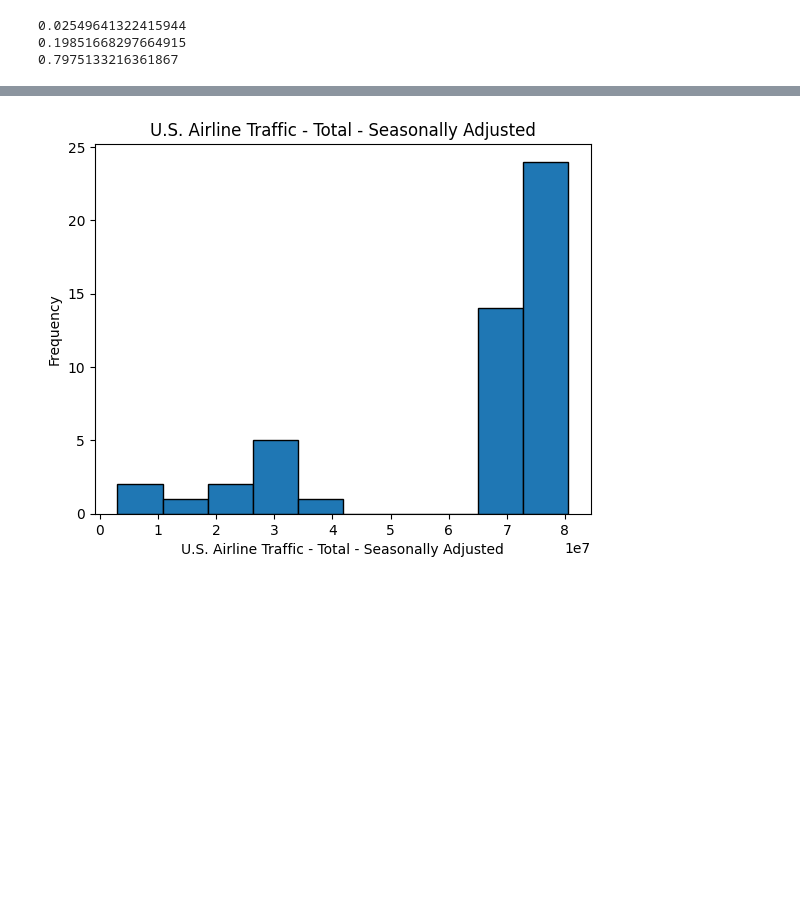
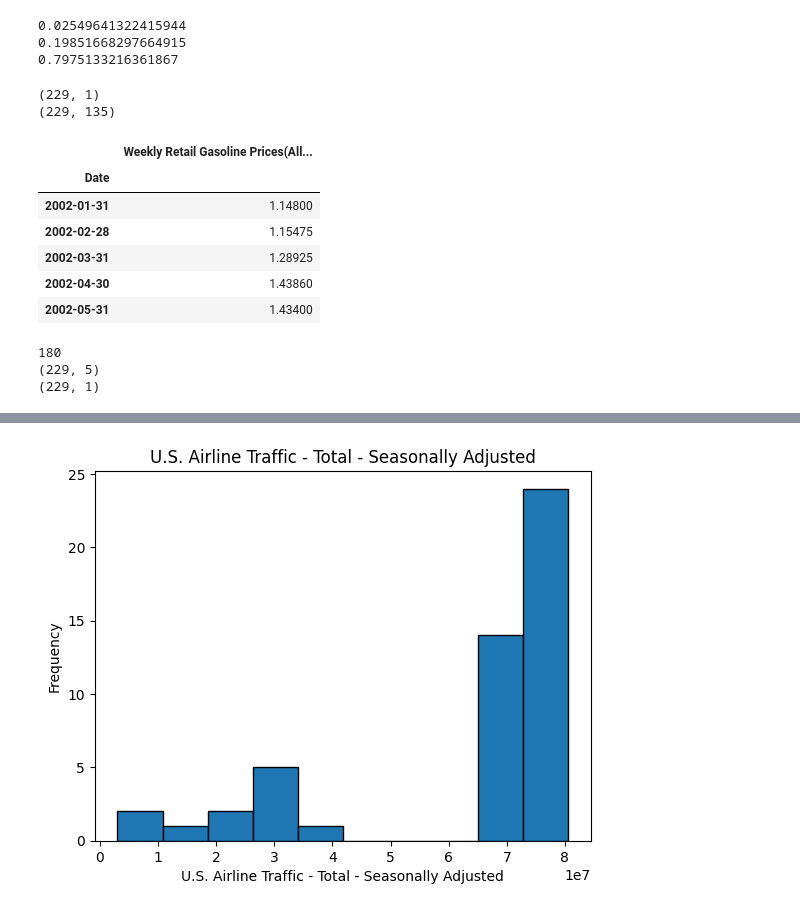
Before and after one commit to rohan-w123/CMSC320Project, a Jupyter notebook: CMSC320_Final_Project.ipynb, the cells around one changed output, grey strips where cells are left out. Saved outputs shown, nothing was run; the diff lists cells and outputs as text; code cells hidden in the pictures; blank space fills up the shorter version.

Commit message:
more models

```diff
--- a/CMSC320_Final_Project.ipynb
+++ b/CMSC320_Final_Project.ipynb
@@ -793,3 +794,78 @@ print(r_score)
 0.02549641322415944
 0.19851668297664915
 0.7975133216361867
+# %%
+import pandas as pd
+transportation_df = pd.read_csv('Monthly_Transportation_Statistics.csv')
+gasprices_df = pd.read_csv('USGasanddieselprices.csv')
+transportation_df['Date'] = pd.to_datetime(transportation_df['Date'])
+gasprices_df['Date'] = pd.to_datetime(gasprices_df['Date'])
+gasprices_df = gasprices_df[['Date', 'A1']]
+transportation_df = transportation_df.loc[transportation_df['Date'] >= '01-01-1975']
+gasprices_df.rename(columns={"A1": "Weekly Retail Gasoline Prices(All Grades Formulation)"}, inplace=True)
+gasprices_df['Date'] = pd.to_datetime(gasprices_df['Date'])
+
+
+gasprices_df = gasprices_df[gasprices_df['Date'] >= '2002-01-01']
+gasprices_df = gasprices_df[gasprices_df['Date'] <= '2021-01-04']
+transportation_df = transportation_df.loc[transportation_df['Date'] >= '2002-01-01']
+transportation_df = transportation_df.loc[transportation_df['Date'] <= '2021-01-01']
+
+
+
+gasprices_df.set_index('Date', inplace = True)
+transportation_df.set_index('Date', inplace = True)
+gasprices_df = gasprices_df.resample('M').mean()
+print(gasprices_df.shape)
+print(transportation_df.shape)
+display(gasprices_df.head())
+#Convert to period so only year and month are used in order to merge dataframes
+transportation_df.index = transportation_df.index.to_period('M')
+gasprices_df.index = gasprices_df.index.to_period('M')
+total_df = pd.merge( transportation_df, gasprices_df, on ='Date', how = 'outer')
+total_df['Personal Spending on Transportation - Gasoline and Other Energy Goods - Seasonally Adjusted'] = total_df['Personal Spending on Transportation - Gasoline and Other Energy Goods - Seasonally Adjusted'].ffill()
+#display(total_df.head())
+#print(total_df.dtypes)
+withoutdate_df = total_df.select_dtypes(include=['number'])
+# %% [output]
+(229, 1)
+(229, 135)
+|  | Weekly Retail Gasoline Prices(All... |
+| Date |  |
+| 2002-01-31 | 1.14800 |
+| 2002-02-28 | 1.15475 |
+| 2002-03-31 | 1.28925 |
+| 2002-04-30 | 1.43860 |
+| 2002-05-31 | 1.43400 |
+# %%
+from sklearn.model_selection import train_test_split, cross_val_score, StratifiedKFold
+from sklearn.preprocessing import StandardScaler
+import numpy as np
+
+withoutdate_df = withoutdate_df[['U.S. Airline Traffic - Total - Seasonally Adjusted', 'Transit Ridership - Other Transit Modes - Adjusted',
+'Transit Ridership - Fixed Route Bus - Adjusted', 'Transit Ridership - Urban Rail - Adjusted', 'Highway Fuel Price - Regular Gasoline', 'Passenger Rail Passengers',
+'Passenger Rail Total Train Miles', 'Personal Spending on Transportation - Gasoline and Other Energy Goods - Seasonally Adjusted', 'Weekly Retail Gasoline Prices(All Grades Formulation)']]
+print(withoutdate_df.isna().sum().sum())
+#display(df_combined)
+
+X = withoutdate_df[[ 'Transit Ridership - Other Transit Modes - Adjusted',
+'Transit Ridership - Fixed Route Bus - Adjusted', 'Transit Ridership - Urban Rail - Adjusted', 'Passenger Rail Passengers',
+'Passenger Rail Total Train Miles']]
+Y = withoutdate_df[['Weekly Retail Gasoline Prices(All Grades Formulation)']]
+
+X = np.log(X)
+Y = np.log(Y)
+print(X.shape)
+print(Y.shape)
+X_train, X_test, y_train, y_test = train_test_split(X, Y, test_size = 0.2, random_state = 42)
+scaler = StandardScaler()
+scaler2 = StandardScaler()
+X_train_scaled = scaler.fit_transform(X_train)
+y_train_scaled = scaler2.fit_transform(y_train)
+
+X_test_scaled = scaler.transform(X_test)
+y_test_scaled = scaler2.transform(y_test)
+# %% [output]
+180
+(229, 5)
+(229, 1)
```
Also changed, not shown: parts of 5 cells of this notebook.
